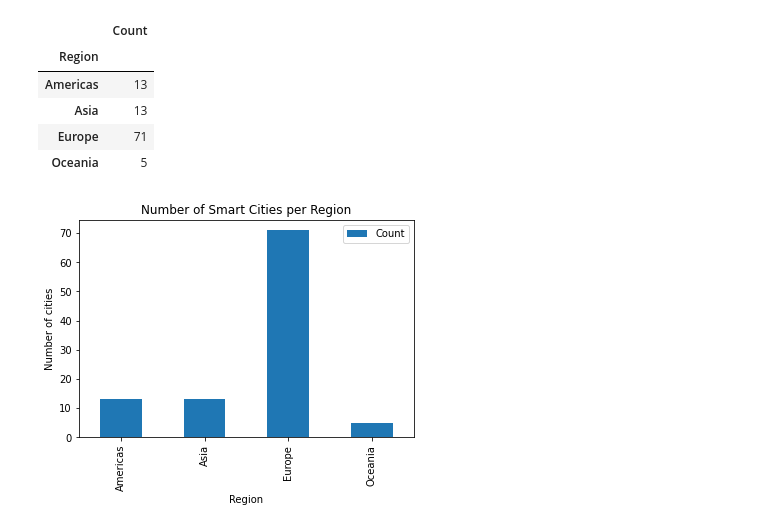
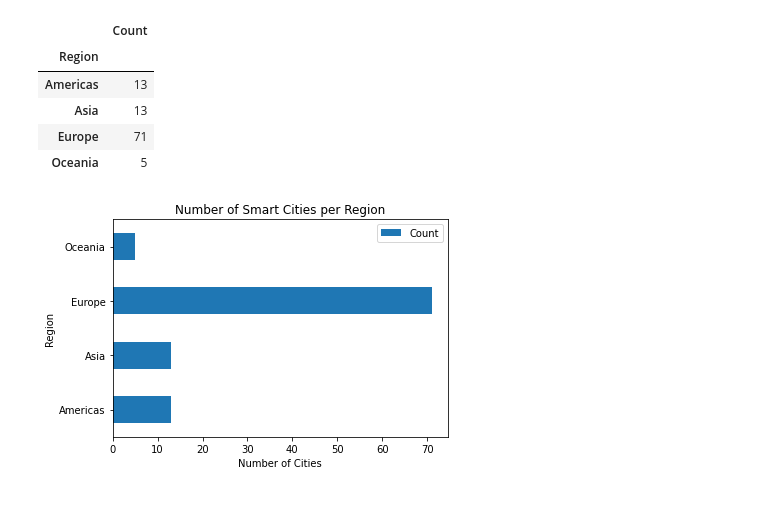
Before and after one commit to michaelmamuric/smart-cities, a Jupyter notebook: Smart Cities.ipynb, the cells around one changed output. Cells and saved outputs as stored; diff of their text form; code cells hidden in the pictures; blank space fills up the shorter version.

Commit message:
Use horizontal bar graph

```diff
--- a/Smart Cities.ipynb
+++ b/Smart Cities.ipynb
@@ -191,10 +191,10 @@ df_by_region
 | Oceania | 5 |
 # %%
 # Plot a bar chart using matplotlib scripting layer
-df_by_region.plot(kind='bar')
+df_by_region.plot(kind='barh')
 plt.title('Number of Smart Cities per Region')
-plt.xlabel('Region')
-plt.ylabel('Number of cities')
+plt.xlabel('Number of Cities')
+plt.ylabel('Region')
 plt.show()
 # %% [output]
-[figure, old version]
+[figure, new version]
```
